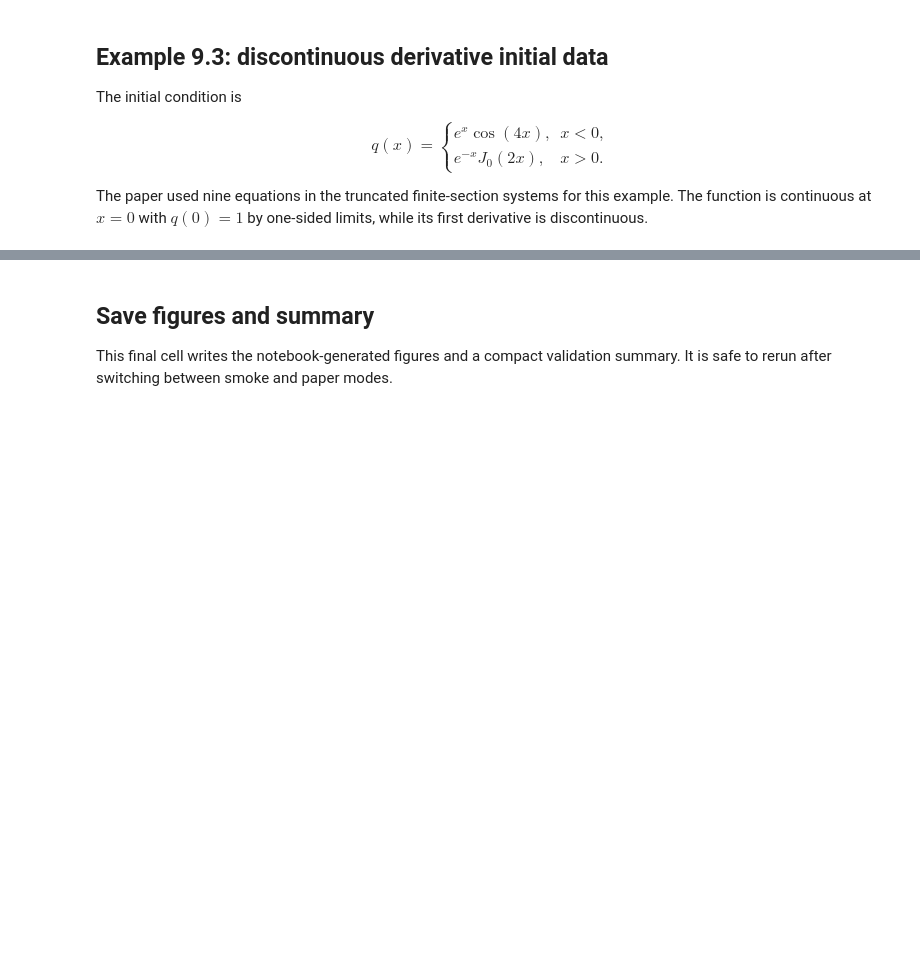
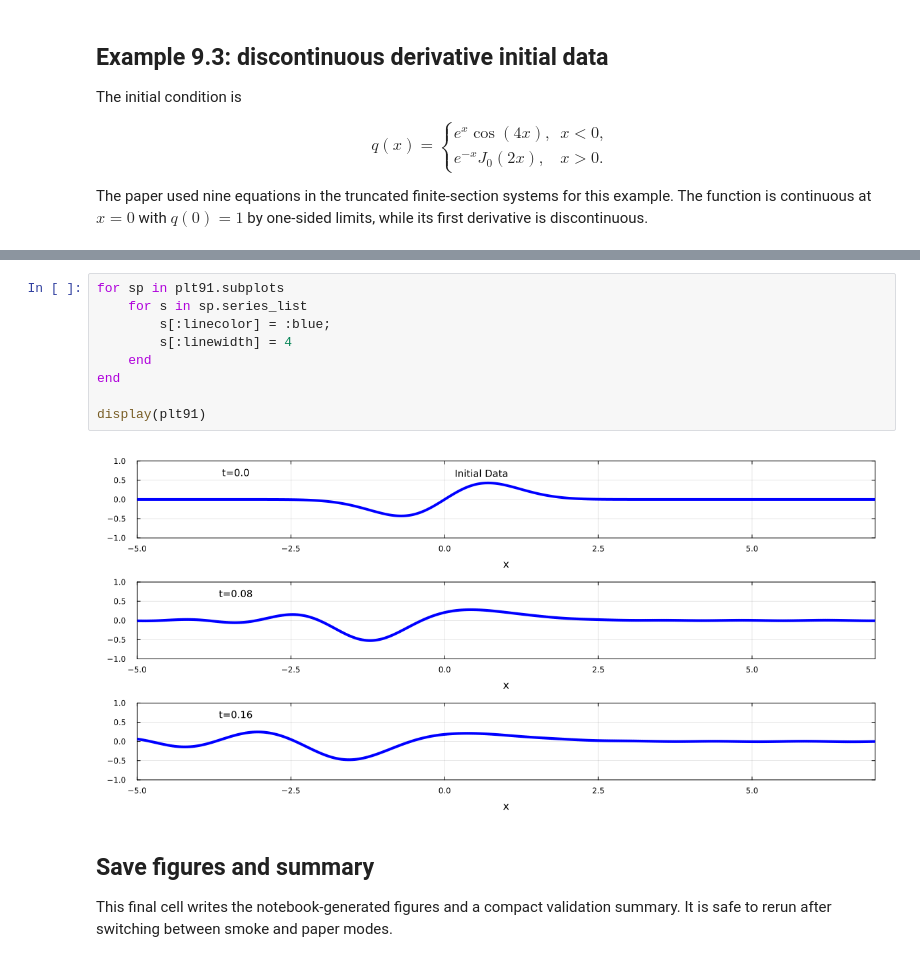
Before and after one commit to wfudong/NumIST, a Jupyter notebook: ISTM_finite_section_KdV.ipynb, the cells around one changed output, grey strips where cells are left out. Saved outputs shown, nothing was run; the diff lists cells and outputs as text; blank space fills up the shorter version.

```diff
--- a/ISTM_finite_section_KdV.ipynb
+++ b/ISTM_finite_section_KdV.ipynb
@@ -769,3 +1008,14 @@ plt93
+# %%
+for sp in plt91.subplots
+    for s in sp.series_list
+        s[:linecolor] = :blue;
+        s[:linewidth] = 4
+    end
+end
+
+display(plt91)
+# %% [output]
+[figure, added]
 # %% [markdown]
 ## Save figures and summary
 
```
Also changed, not shown: parts of 11 cells of this notebook, 32 other files.
